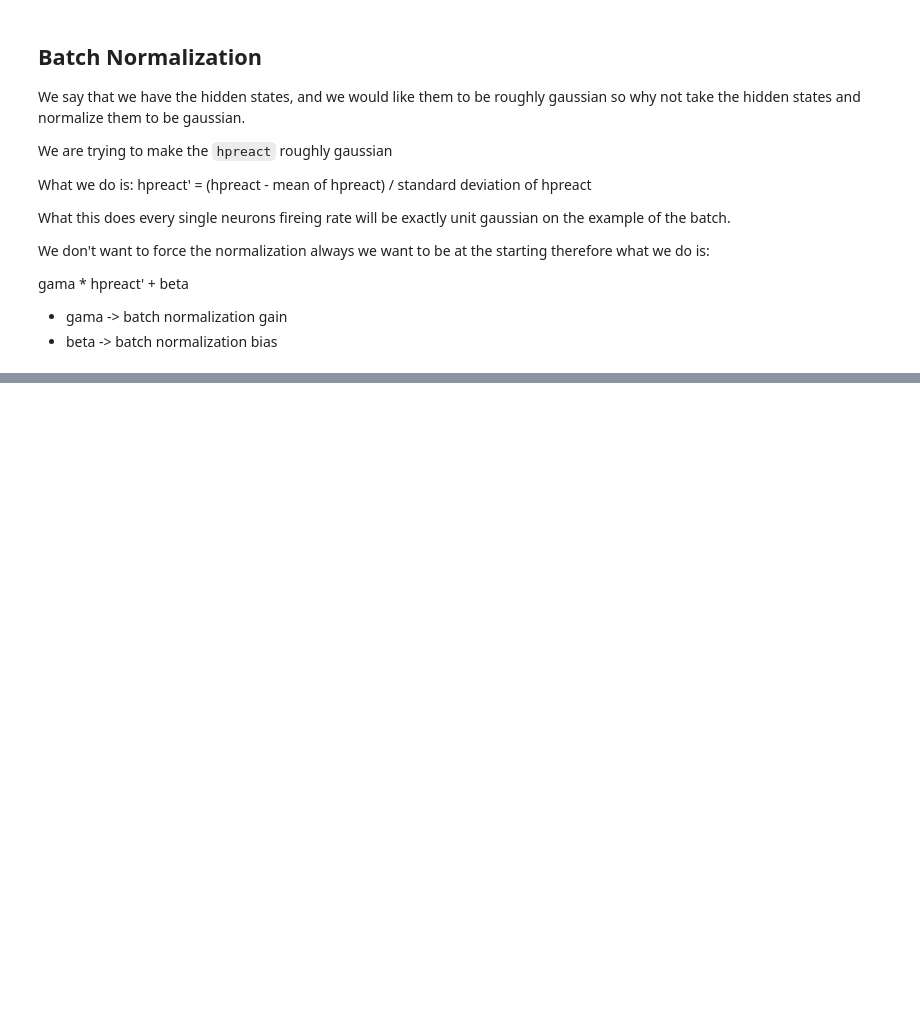
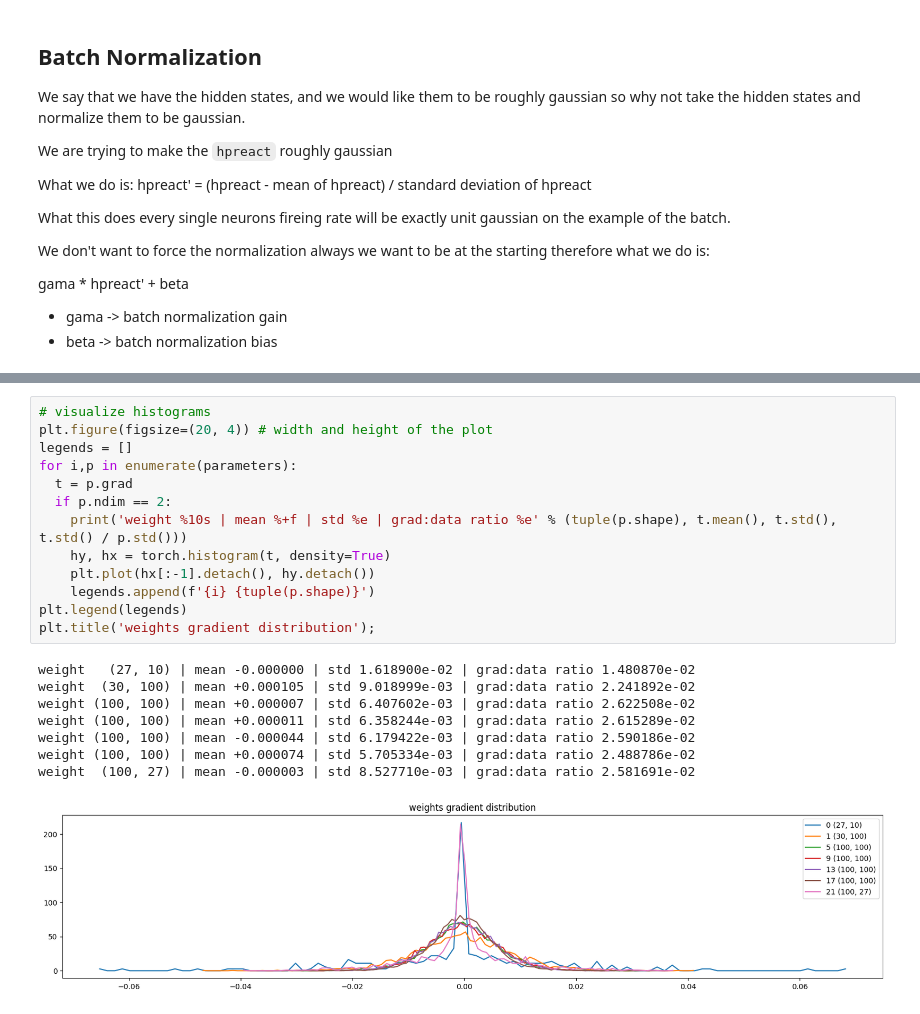
Before and after one commit to Aakash15-Semwal/ml-learning, a Jupyter notebook: makemore/build_makemore_mlp2.ipynb, the cells around one changed output, grey strips where cells are left out. Saved outputs shown, nothing was run; the diff lists cells and outputs as text; blank space fills up the shorter version.

```diff
--- a/makemore/build_makemore_mlp2.ipynb
+++ b/makemore/build_makemore_mlp2.ipynb
@@ -319,0 +514,22 @@ gama * hpreact' + beta
+# %%
+# visualize histograms
+plt.figure(figsize=(20, 4)) # width and height of the plot
+legends = []
+for i,p in enumerate(parameters):
+  t = p.grad
+  if p.ndim == 2:
+    print('weight %10s | mean %+f | std %e | grad:data ratio %e' % (tuple(p.shape), t.mean(), t.std(), t.std() / p.std()))
+    hy, hx = torch.histogram(t, density=True)
+    plt.plot(hx[:-1].detach(), hy.detach())
+    legends.append(f'{i} {tuple(p.shape)}')
+plt.legend(legends)
+plt.title('weights gradient distribution');
+# %% [output]
+weight   (27, 10) | mean -0.000000 | std 1.618900e-02 | grad:data ratio 1.480870e-02
+weight  (30, 100) | mean +0.000105 | std 9.018999e-03 | grad:data ratio 2.241892e-02
+weight (100, 100) | mean +0.000007 | std 6.407602e-03 | grad:data ratio 2.622508e-02
+weight (100, 100) | mean +0.000011 | std 6.358244e-03 | grad:data ratio 2.615289e-02
+weight (100, 100) | mean -0.000044 | std 6.179422e-03 | grad:data ratio 2.590186e-02
+weight (100, 100) | mean +0.000074 | std 5.705334e-03 | grad:data ratio 2.488786e-02
+weight  (100, 27) | mean -0.000003 | std 8.527710e-03 | grad:data ratio 2.581691e-02
+[figure, added]
```
Also changed, not shown: parts of 8 cells of this notebook.
